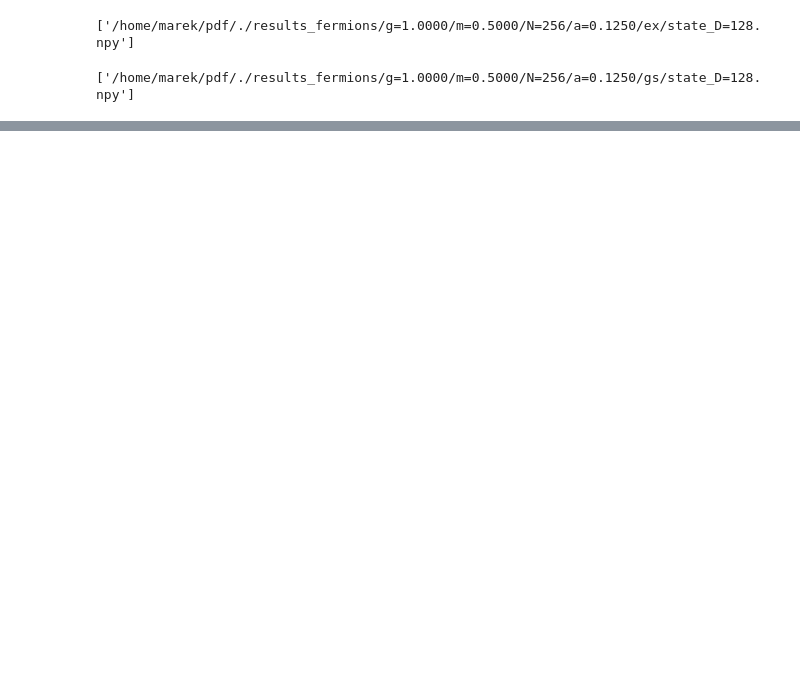
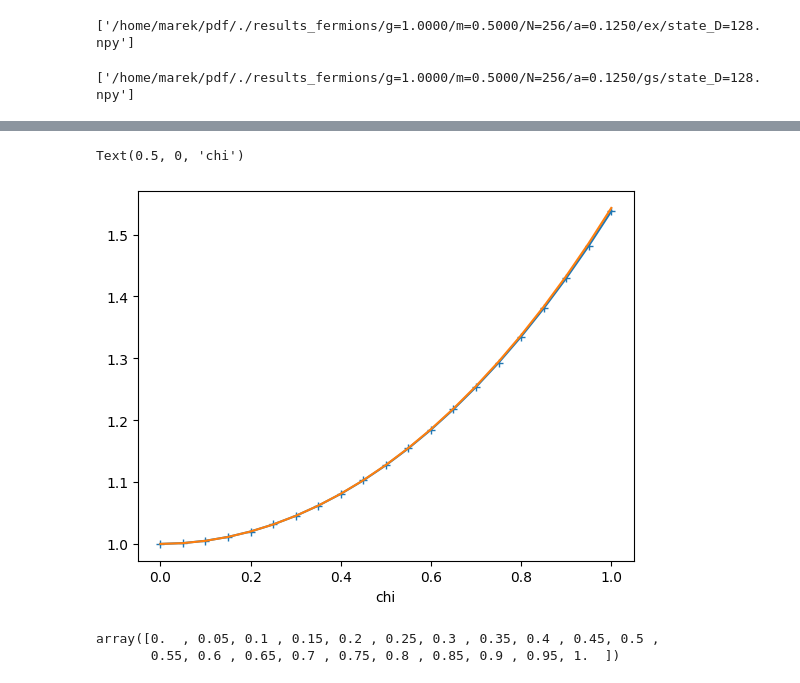
Before and after one commit to marekrams/pdf, a Jupyter notebook: multiplicity_m=0.5.ipynb, the cells around one changed output, grey strips where cells are left out. Cells and saved outputs as stored; diff of their text form; code cells hidden in the pictures; blank space fills up the shorter version.

```diff
--- a/multiplicity_m=0.5.ipynb
+++ b/multiplicity_m=0.5.ipynb
@@ -43,7 +44,4 @@ psi_gs = yastn.from_dict(d_gs['psi'])
 # %%
 prob_t = {}
 ts = np.linspace(0, 16, 17)
-for t in ts:
-    x = np.load(fn_mass(fns, t=t), allow_pickle=True).item()
-    psi_t = yastn.from_dict(x['psi'])
-    prob_t[t] = np.abs(mps.vdot(psi_t, psi_ex)) ** 2
+psi_t = {t: yastn.from_dict(np.load(fn_mass(fns, t=t), allow_pickle=True).item()['psi']) for t in ts}
@@ -56,0 +51,24 @@ plt.ylabel("|<psi(t) | P=0 > |^2");
+# %%
+ops = yastn.operators.SpinlessFermions(sym='U1', tensordot_policy='no_fusion')
+K = Boost(N, m, g, a, ops)
+H = Hamiltonian(N, m, g, t=0, a=a, v=1, Q=0, ops=ops)
+
+psi = psi_ex.copy()
+
+opts_svd={"D_total": 64}
+chis = np.linspace(0, 1, 21)
+
+opts_expmv = {'hermitian': True, 'tol': 1e-10}
+evol = mps.tdvp_(psi, K, chis, method='12site', opts_svd=opts_svd, dt=0.05, yield_initial=True, precompute=False, subtract_E=True, opts_expmv=opts_expmv)
+
+EE = []
+EE2 = []
+
+probs = {}
+
+for info in evol:
+    EE.append(mps.vdot(psi, H, psi))
+    EE2.append(mps.vdot(psi, H @ H, psi))
+    chi = info.tf
+    probs[chi] = {t: np.abs(mps.vdot(xx, psi)) ** 2  for t, xx in psi_t.items()}
+    print(f"{info.tf:0.2f}", EE[-1].real, EE2[-1].real - (EE[-1].real) ** 2)
@@ -56,0 +93,16 @@ plt.ylabel("|<psi(t) | P=0 > |^2");
+# %%
+E_ex = mps.vdot(psi_ex, H, psi_ex).real
+E_gs = mps.vdot(psi_gs, H, psi_gs).real
+# %%
+dE = np.array(EE).real - E_gs
+plt.plot(chis, dE / dE[0], '-+')
+plt.plot(chis, np.cosh(chis))
+plt.xlabel("chi")
+# %% [output]
+Text(0.5, 0, 'chi')
+[figure, added]
+# %%
+chis
+# %% [output]
+array([0.  , 0.05, 0.1 , 0.15, 0.2 , 0.25, 0.3 , 0.35, 0.4 , 0.45, 0.5 ,
+       0.55, 0.6 , 0.65, 0.7 , 0.75, 0.8 , 0.85, 0.9 , 0.95, 1.  ])
```
Also changed, not shown: parts of 6 cells of this notebook, 5 other files.
